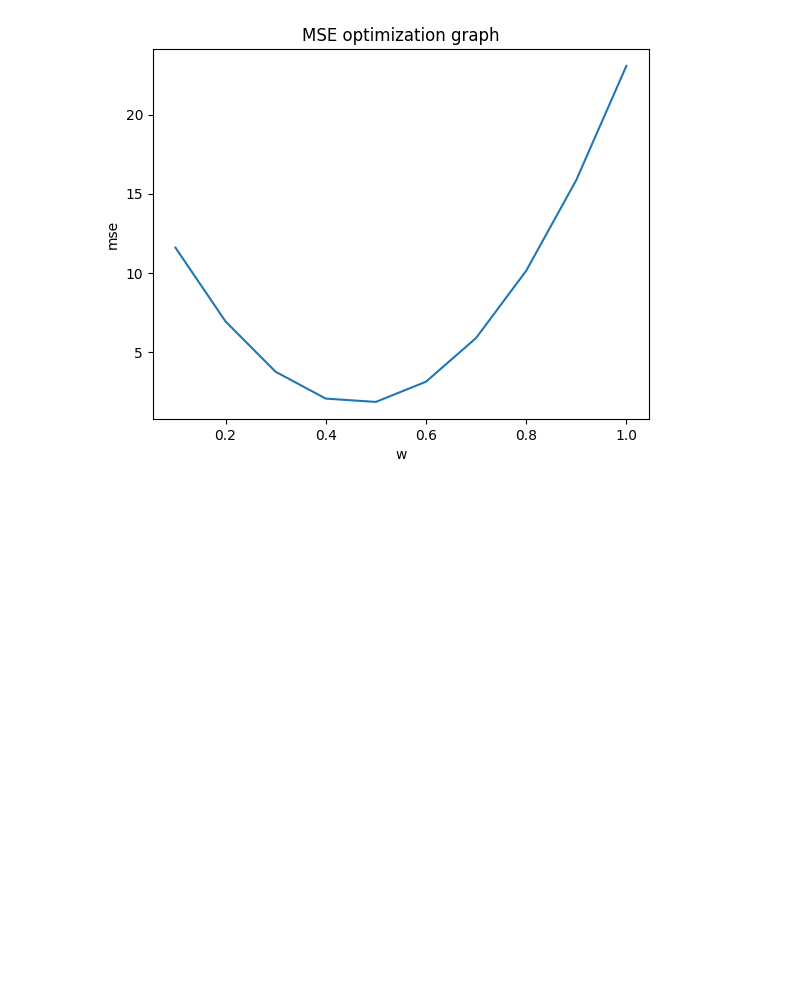
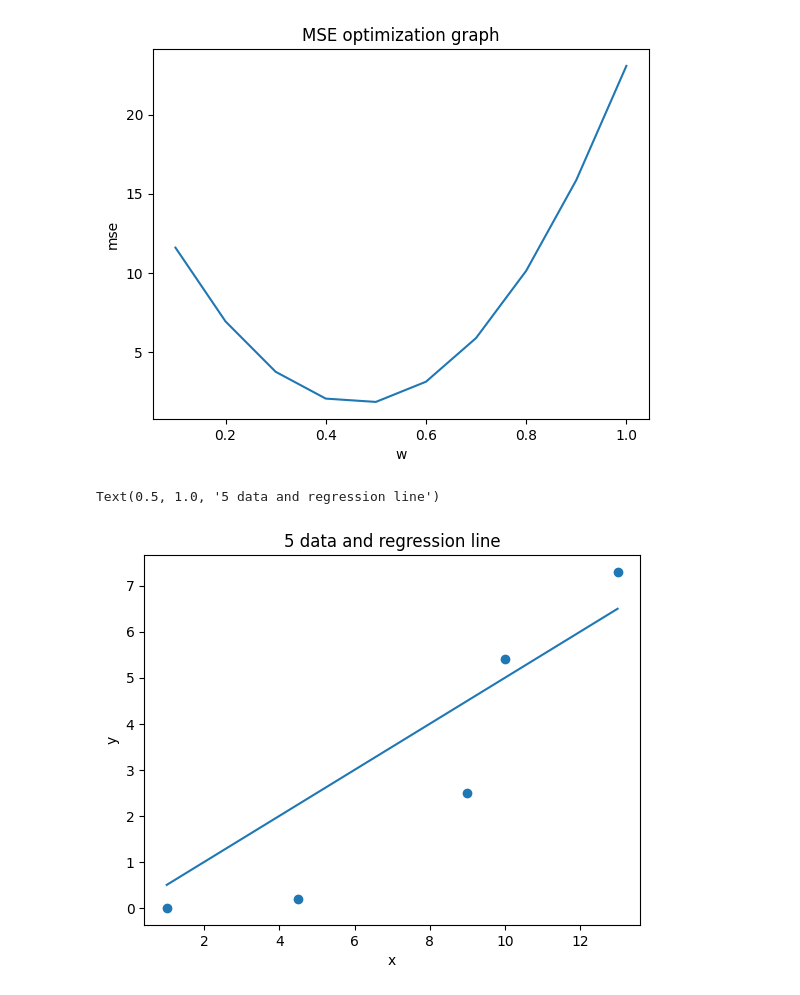
Before and after one commit to Choiwanwoo-03/MachineLearning_CodePractice, a Jupyter notebook: Chap04_05.ipynb, the cells around one changed output. Drawn from its saved outputs; the diff is of its cells as text; code cells hidden in the pictures; blank space fills up the shorter version.

```diff
--- a/Chap04_05.ipynb
+++ b/Chap04_05.ipynb
@@ -54,3 +54,25 @@ plt.title('MSE optimization graph')
 # %% [output]
 Text(0.5, 1.0, 'MSE optimization graph')
 [figure]
+# %%
+plt.scatter(x, y)
+
+w_list = np.arange(1.0, 0.0, -0.1)
+y_hat = w_list[0] * x
+y_best = mse(y_hat, y)
+
+for w in w_list :
+    y_hat = w * x
+    w_x = mse(y_hat, y)
+    if y_best > w_x :
+        y_best = w_x
+        w_best = w
+
+plt.plot(x, w_best * x)
+
+plt.xlabel('x')
+plt.ylabel('y')
+plt.title('5 data and regression line')
+# %% [output]
+Text(0.5, 1.0, '5 data and regression line')
+[figure, added]
```
